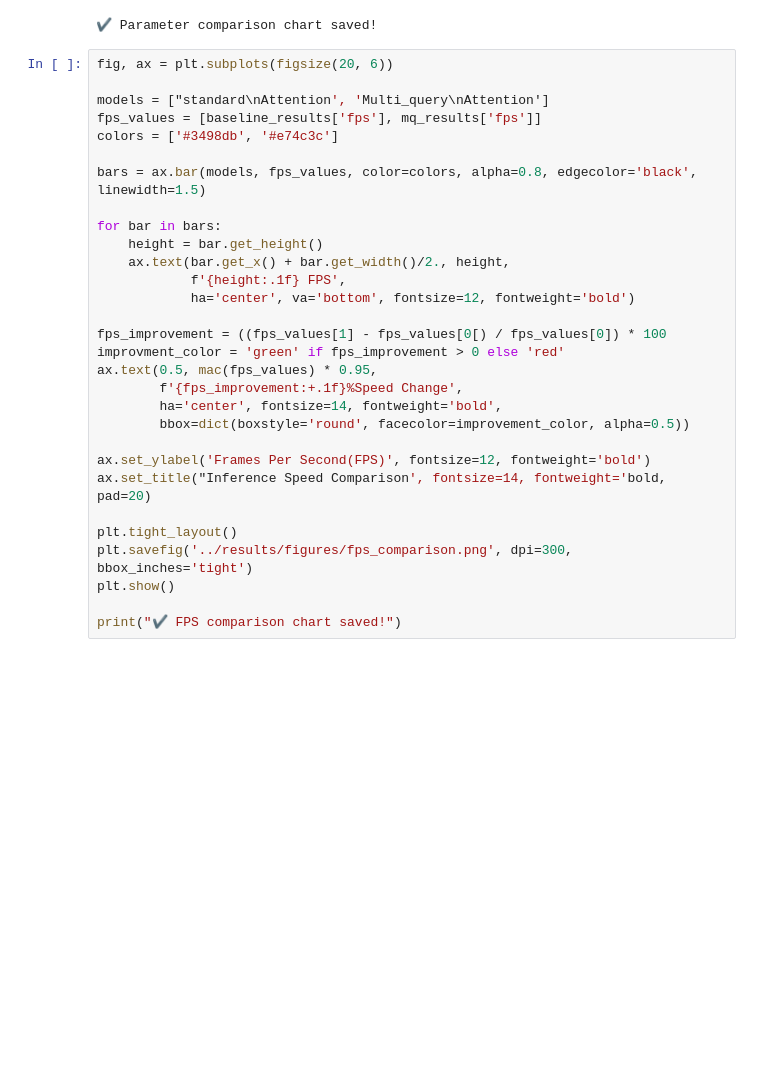
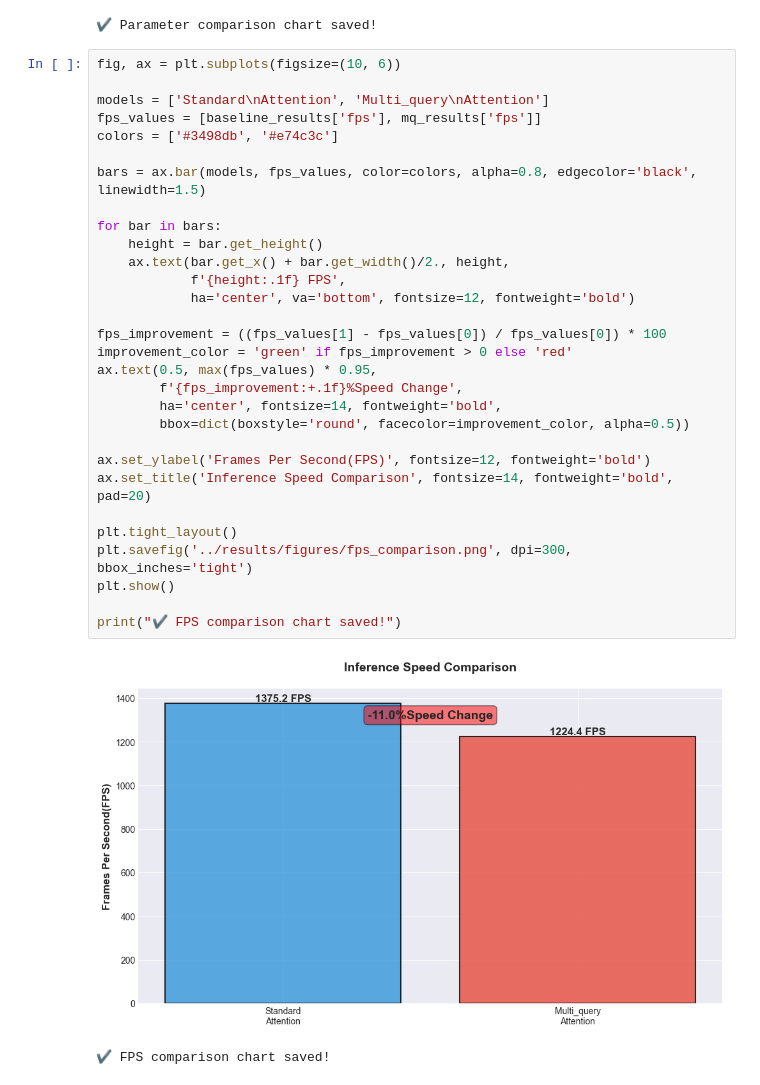
Before and after one commit to Timz-creator/efficient-attention-robotics, a Jupyter notebook: notebooks/05_comparison_analysis.ipynb, the cells around one changed output. Drawn from its saved outputs; the diff is of its cells as text; blank space fills up the shorter version.

Commit message:
feat:comparison figures

```diff
--- a/notebooks/05_comparison_analysis.ipynb
+++ b/notebooks/05_comparison_analysis.ipynb
@@ -79,32 +79,35 @@ print("✔️ Parameter comparison chart saved!")
 [figure]
 ✔️ Parameter comparison chart saved!
 # %%
-fig, ax = plt.subplots(figsize(20, 6))
+fig, ax = plt.subplots(figsize=(10, 6))
 
-models = ["standard\nAttention', 'Multi_query\nAttention']
+models = ['Standard\nAttention', 'Multi_query\nAttention']
 fps_values = [baseline_results['fps'], mq_results['fps']]
 colors = ['#3498db', '#e74c3c']
 
 bars = ax.bar(models, fps_values, color=colors, alpha=0.8, edgecolor='black', linewidth=1.5)
 
 for bar in bars:
     height = bar.get_height()
     ax.text(bar.get_x() + bar.get_width()/2., height,
             f'{height:.1f} FPS',
             ha='center', va='bottom', fontsize=12, fontweight='bold')
 
-fps_improvement = ((fps_values[1] - fps_values[0[) / fps_values[0]) * 100
-improvment_color = 'green' if fps_improvement > 0 else 'red'
-ax.text(0.5, mac(fps_values) * 0.95,
+fps_improvement = ((fps_values[1] - fps_values[0]) / fps_values[0]) * 100
+improvement_color = 'green' if fps_improvement > 0 else 'red'
+ax.text(0.5, max(fps_values) * 0.95,
         f'{fps_improvement:+.1f}%Speed Change',
         ha='center', fontsize=14, fontweight='bold',
         bbox=dict(boxstyle='round', facecolor=improvement_color, alpha=0.5))
 
 ax.set_ylabel('Frames Per Second(FPS)', fontsize=12, fontweight='bold')
-ax.set_title("Inference Speed Comparison', fontsize=14, fontweight='bold, pad=20)
+ax.set_title('Inference Speed Comparison', fontsize=14, fontweight='bold', pad=20)
 
 plt.tight_layout()
 plt.savefig('../results/figures/fps_comparison.png', dpi=300, bbox_inches='tight')
 plt.show()
 
 print("✔️ FPS comparison chart saved!")
+# %% [output]
+[figure, added]
+✔️ FPS comparison chart saved!
```
Also changed, not shown: parts of 6 cells of this notebook, 7 other files.
